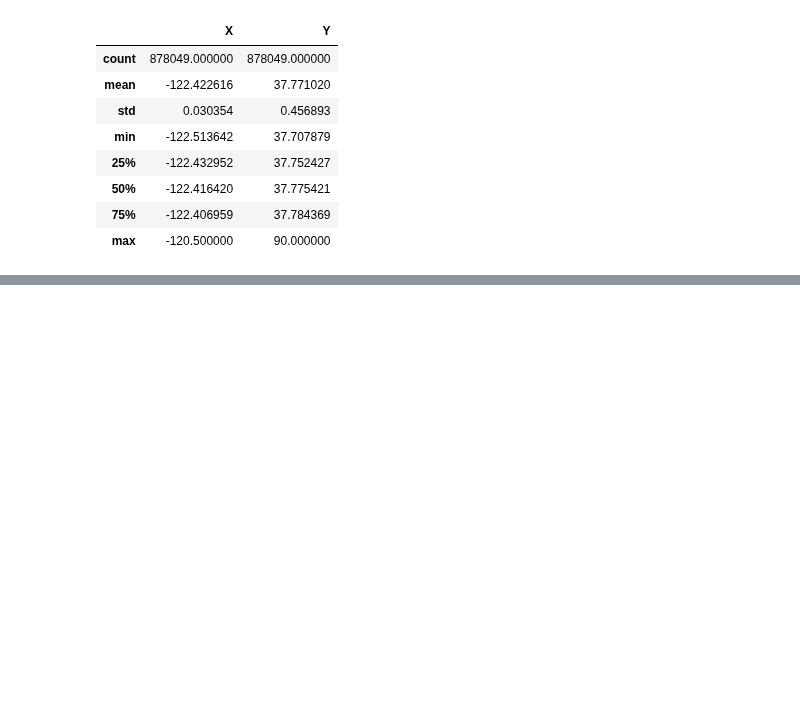
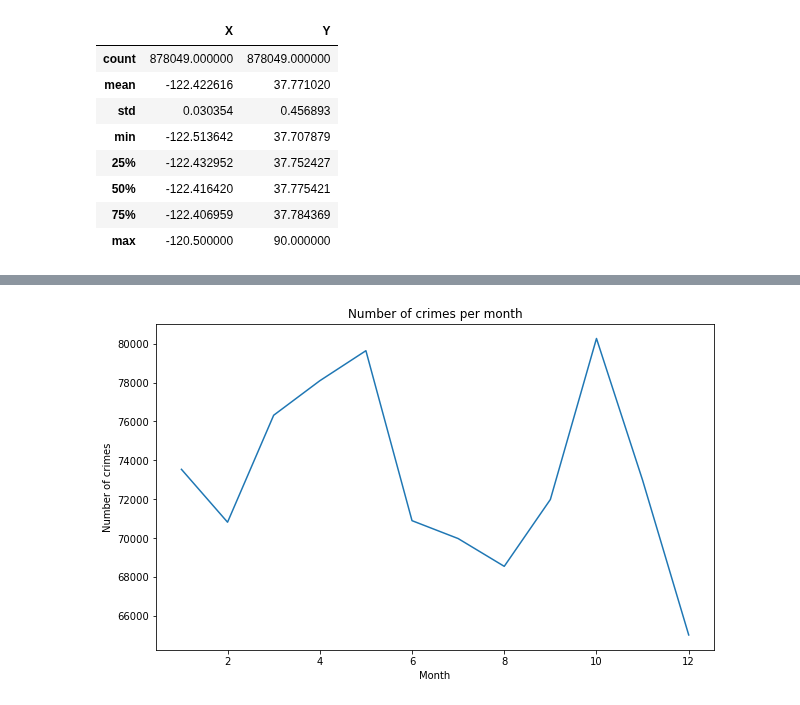
Before and after one commit to saurav1066/KaggleProjects, a Jupyter notebook: crime classification/analysis.ipynb, the cells around one changed output, grey strips where cells are left out. Saved outputs shown, nothing was run; the diff lists cells and outputs as text; code cells hidden in the pictures; blank space fills up the shorter version.

```diff
--- a/crime classification/analysis.ipynb
+++ b/crime classification/analysis.ipynb
@@ -46,0 +59,10 @@ train_df.describe()
+# %%
+# creating a trend plot per month
+plt.figure(figsize=(10, 6))
+date.dt.month.value_counts().sort_index().plot()
+plt.xlabel('Month')
+plt.ylabel('Number of crimes')
+plt.title('Number of crimes per month')
+plt.show()
+# %% [output]
+[figure, added]
```
Also changed, not shown: parts of 3 cells of this notebook.
